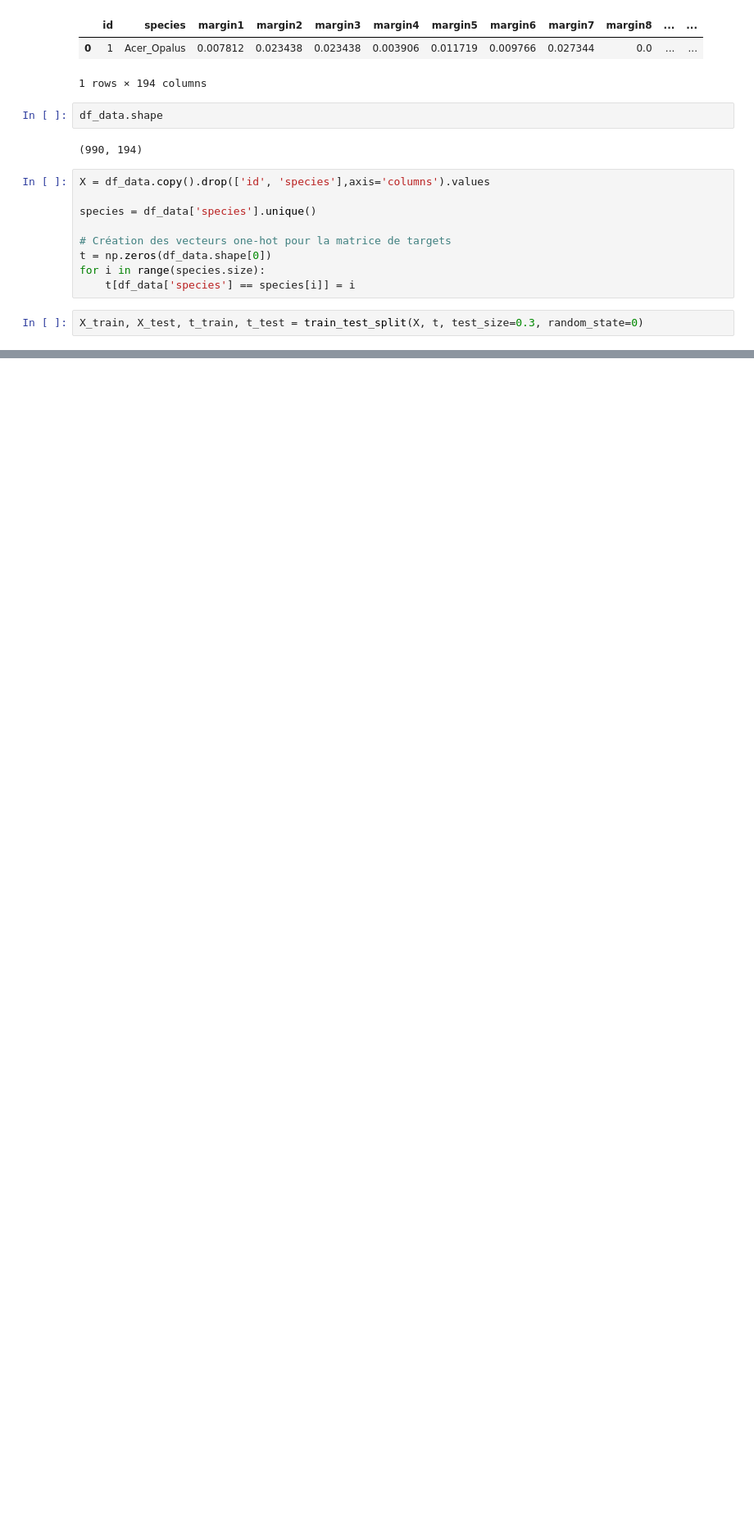
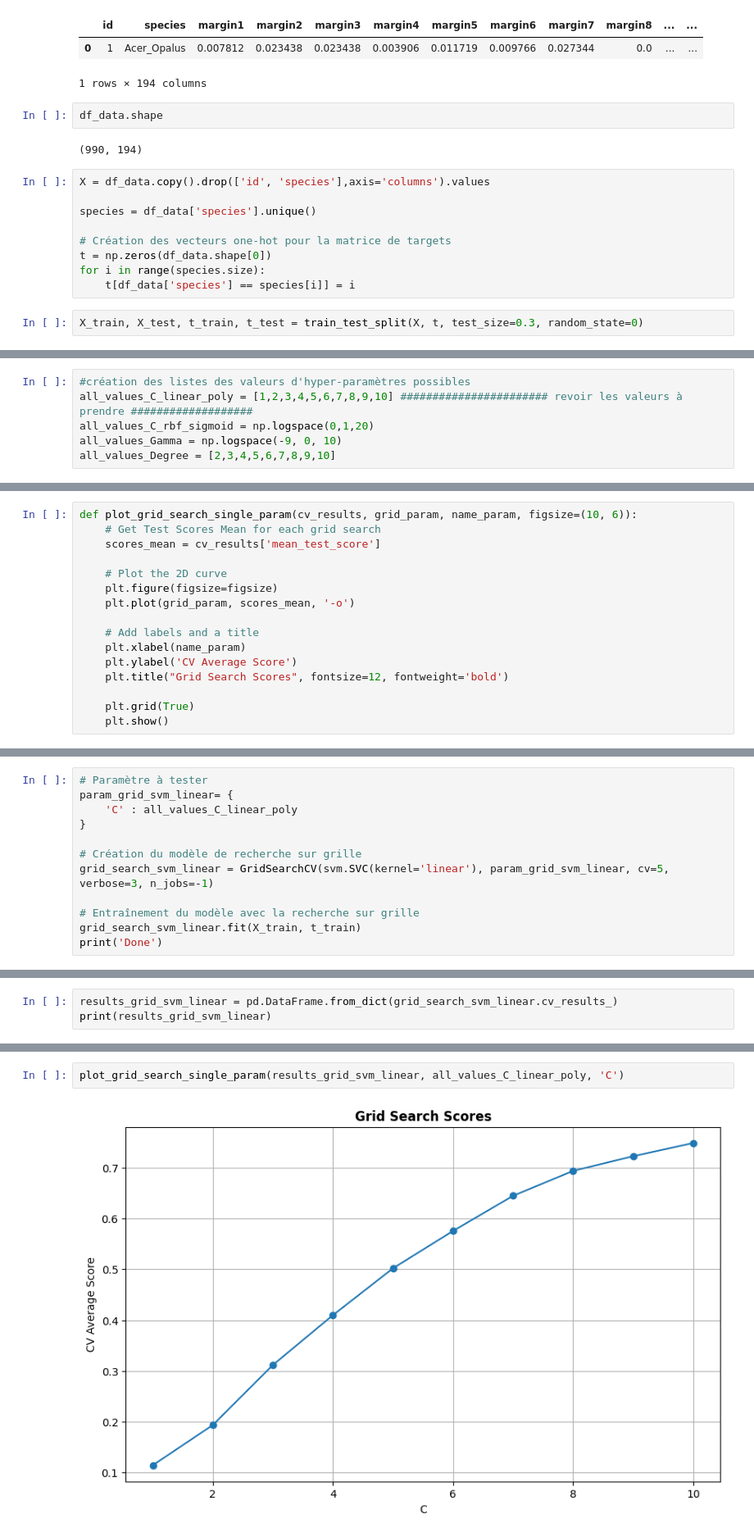
Before and after one commit to Alexandre-Leclercq/technique_apprentissage_projet, a Jupyter notebook: notebook/SVM.ipynb, the cells around one changed output, grey strips where cells are left out. Shown at 82% size. Saved outputs shown, nothing was run; the diff lists cells and outputs as text; blank space fills up the shorter version.

Commit message:
visualisation of the evolution of the average score according to the evolution of the hyperparameters / implemation of SVM sigmoid

```diff
--- a/notebook/SVM.ipynb
+++ b/notebook/SVM.ipynb
@@ -151,0 +32,6 @@ Score best X_test, t_test :  0.8619528619528619
+# %%
+#création des listes des valeurs d'hyper-paramètres possibles
+all_values_C_linear_poly = [1,2,3,4,5,6,7,8,9,10] ####################### revoir les valeurs à prendre ###################
+all_values_C_rbf_sigmoid = np.logspace(0,1,20)
+all_values_Gamma = np.logspace(-9, 0, 10)
+all_values_Degree = [2,3,4,5,6,7,8,9,10]
@@ -151,0 +59,16 @@ Score best X_test, t_test :  0.8619528619528619
+# %%
+def plot_grid_search_single_param(cv_results, grid_param, name_param, figsize=(10, 6)):
+    # Get Test Scores Mean for each grid search
+    scores_mean = cv_results['mean_test_score']
+
+    # Plot the 2D curve
+    plt.figure(figsize=figsize)
+    plt.plot(grid_param, scores_mean, '-o')
+
+    # Add labels and a title
+    plt.xlabel(name_param)
+    plt.ylabel('CV Average Score')
+    plt.title("Grid Search Scores", fontsize=12, fontweight='bold')
+
+    plt.grid(True)
+    plt.show()
@@ -151,0 +89,12 @@ Score best X_test, t_test :  0.8619528619528619
+# %%
+# Paramètre à tester
+param_grid_svm_linear= {
+    'C' : all_values_C_linear_poly
+}
+
+# Création du modèle de recherche sur grille
+grid_search_svm_linear = GridSearchCV(svm.SVC(kernel='linear'), param_grid_svm_linear, cv=5, verbose=3, n_jobs=-1)
+
+# Entraînement du modèle avec la recherche sur grille
+grid_search_svm_linear.fit(X_train, t_train)
+print('Done')
@@ -151,0 +104,3 @@ Score best X_test, t_test :  0.8619528619528619
+# %%
+results_grid_svm_linear = pd.DataFrame.from_dict(grid_search_svm_linear.cv_results_)
+print(results_grid_svm_linear)
@@ -151,0 +138,4 @@ Score best X_test, t_test :  0.8619528619528619
+# %%
+plot_grid_search_single_param(results_grid_svm_linear, all_values_C_linear_poly, 'C')
+# %% [output]
+[figure, added]
```
Also changed, not shown: parts of 60 cells of this notebook.
